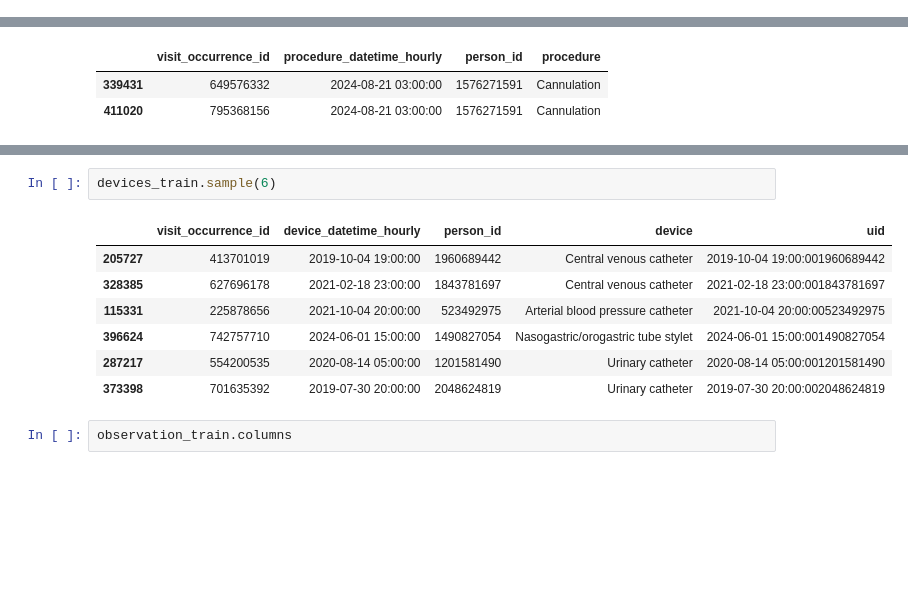
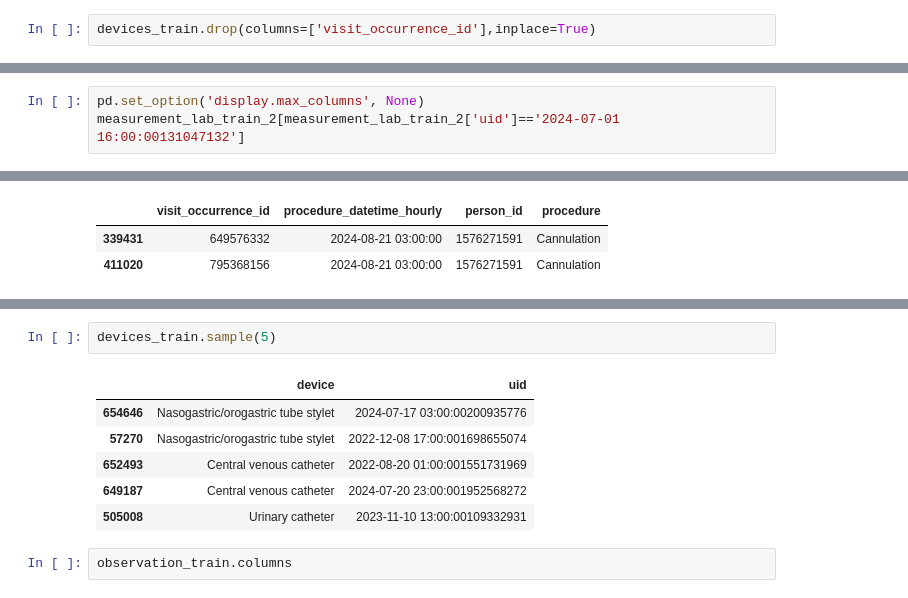
Before and after one commit to carseys/pediatric-sepsis-ml-kaggle, a Jupyter notebook: sepsis-ml-model.ipynb, the cells around one changed output, grey strips where cells are left out. Saved outputs shown, nothing was run; the diff lists cells and outputs as text; blank space fills up the shorter version.

```diff
--- a/sepsis-ml-model.ipynb
+++ b/sepsis-ml-model.ipynb
@@ -98,4 +98,6 @@ for x in tqdm(np.unique(drugsexposure_train['uid'])):
     drugsexposure_train_2.loc[len(drugsexposure_train_2)]= [x,drugs,route]
 # %%
 drugsexposure_train_2.to_csv('processed_drug_exposure_train.csv')
+# %%
+devices_train.drop(columns=['visit_occurrence_id'],inplace=True)
 # %%
@@ -116,0 +118,3 @@ pd.merge(left=sepsis_label_train, right= drugsexposure_train_2, how= 'left', on=
+# %%
+pd.set_option('display.max_columns', None)
+measurement_lab_train_2[measurement_lab_train_2['uid']=='2024-07-01 16:00:00131047132']
@@ -226,13 +254,12 @@ drugsexposure_train.sample(6)
 # %%
-devices_train.sample(6)
+devices_train.sample(5)
 # %% [output]
-|  | visit_occurrence_id | device_datetime_hourly | person_id | device | uid |
-| 205727 | 413701019 | 2019-10-04 19:00:00 | 1960689442 | Central venous catheter | 2019-10-04 19:00:001960689442 |
-| 328385 | 627696178 | 2021-02-18 23:00:00 | 1843781697 | Central venous catheter | 2021-02-18 23:00:001843781697 |
-| 115331 | 225878656 | 2021-10-04 20:00:00 | 523492975 | Arterial blood pressure catheter | 2021-10-04 20:00:00523492975 |
-| 396624 | 742757710 | 2024-06-01 15:00:00 | 1490827054 | Nasogastric/orogastric tube stylet | 2024-06-01 15:00:001490827054 |
-| 287217 | 554200535 | 2020-08-14 05:00:00 | 1201581490 | Urinary catheter | 2020-08-14 05:00:001201581490 |
-| 373398 | 701635392 | 2019-07-30 20:00:00 | 2048624819 | Urinary catheter | 2019-07-30 20:00:002048624819 |
+|  | device | uid |
+| 654646 | Nasogastric/orogastric tube stylet | 2024-07-17 03:00:00200935776 |
+| 57270 | Nasogastric/orogastric tube stylet | 2022-12-08 17:00:001698655074 |
+| 652493 | Central venous catheter | 2022-08-20 01:00:001551731969 |
+| 649187 | Central venous catheter | 2024-07-20 23:00:001952568272 |
+| 505008 | Urinary catheter | 2023-11-10 13:00:00109332931 |
 # %%
 observation_train.columns
 # %% [output]
```
Also changed, not shown: parts of 8 cells of this notebook.
